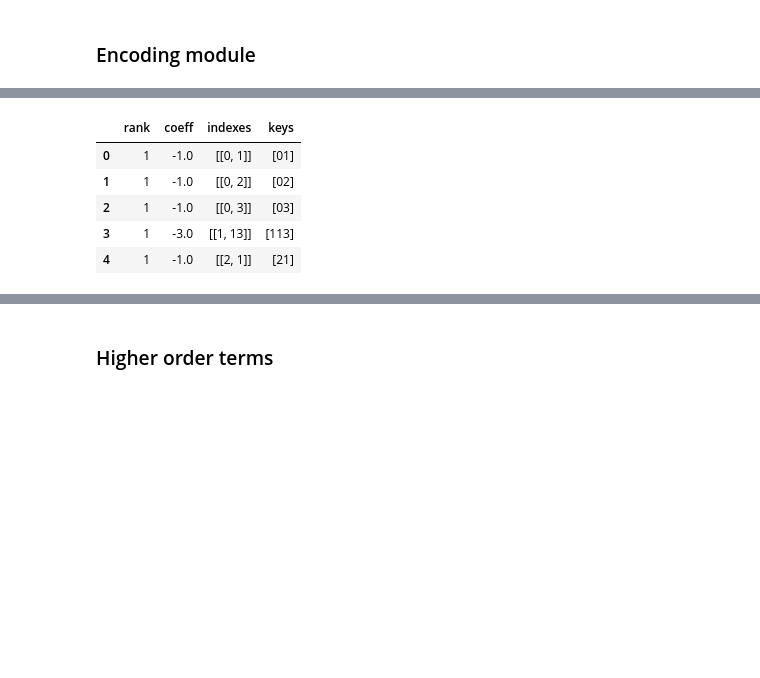
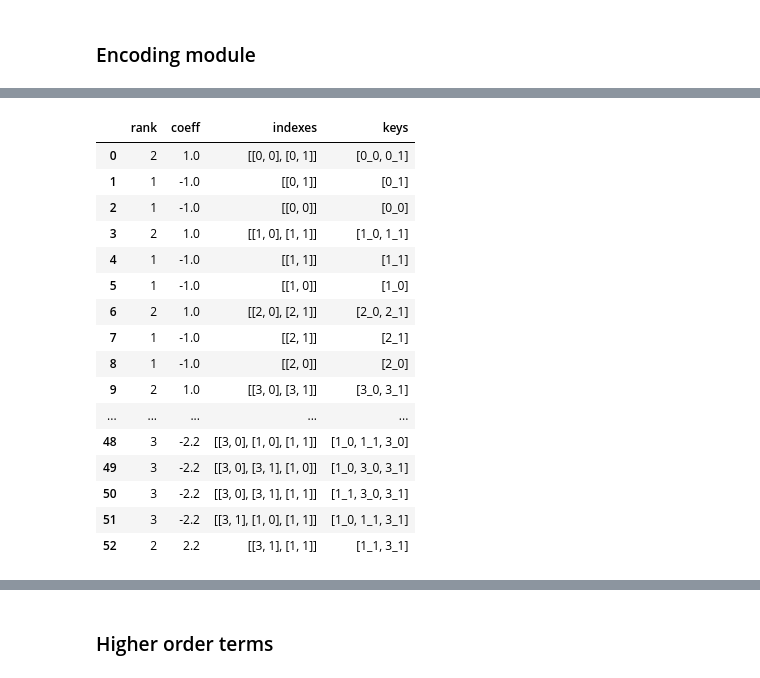
Before and after one commit to GiacomoFrn/QUBO-optimization, a Jupyter notebook: encoder.ipynb, the cells around one changed output, grey strips where cells are left out. Cells and saved outputs as stored; diff of their text form; code cells hidden in the pictures; blank space fills up the shorter version.

Commit message:
corrected hash encoding to avoid overlapping

```diff
--- a/encoder.ipynb
+++ b/encoder.ipynb
@@ -69,7 +69,7 @@ def costraint_from_line(line):
 # %%
 # read test file
 data_dir  = 'data/'
-file_name = '15.spot'
+file_name = '8.spot'
 with open(data_dir+file_name) as f:
     lines = f.readlines()
 
@@ -486,7 +472,7 @@ key_to_qubo_dict
 ### Encoding module
 # %%
 # select encoding (standard, dense)
-encoding = 'standard'
+encoding = 'dense'
 
 # get qubo df
 qubo_df = qubo_from_data(photo_req_df, constraints_df, encoding)
@@ -512,7 +500,7 @@ def preprocess_indexes(indexes, join=False):
         indexes = sorted(indexes, key=lambda x: x[0]+x[1]/10) # hardcoded solution to consider both sublists elements
 
     # produce string output
-    proc_indexes = [str(i[0])+str(i[1]) for i in indexes ]
+    proc_indexes = [str(i[0])+'_'+str(i[1]) for i in indexes ]
     return ''.join(proc_indexes) if join else proc_indexes
 
 # group by operation needs string object
@@ -525,14 +513,25 @@ qubo_df_ = qubo_df.groupby(['gb_indexes'], as_index=False, sort=False).agg({'ran
 # produce hash column for dictionary indexing
 qubo_df_['keys'] = qubo_df_['indexes'].apply(preprocess_indexes, join=False)
 # %%
-qubo_df_.head()
+qubo_df_
 # %% [output]
 |  | rank | coeff | indexes | keys |
-| 0 | 1 | -1.0 | [[0, 1]] | [01] |
-| 1 | 1 | -1.0 | [[0, 2]] | [02] |
-| 2 | 1 | -1.0 | [[0, 3]] | [03] |
-| 3 | 1 | -3.0 | [[1, 13]] | [113] |
-| 4 | 1 | -1.0 | [[2, 1]] | [21] |
+| 0 | 2 | 1.0 | [[0, 0], [0, 1]] | [0_0, 0_1] |
+| 1 | 1 | -1.0 | [[0, 1]] | [0_1] |
+| 2 | 1 | -1.0 | [[0, 0]] | [0_0] |
+| 3 | 2 | 1.0 | [[1, 0], [1, 1]] | [1_0, 1_1] |
+| 4 | 1 | -1.0 | [[1, 1]] | [1_1] |
+| 5 | 1 | -1.0 | [[1, 0]] | [1_0] |
+| 6 | 2 | 1.0 | [[2, 0], [2, 1]] | [2_0, 2_1] |
+| 7 | 1 | -1.0 | [[2, 1]] | [2_1] |
+| 8 | 1 | -1.0 | [[2, 0]] | [2_0] |
+| 9 | 2 | 1.0 | [[3, 0], [3, 1]] | [3_0, 3_1] |
+| ... | ... | ... | ... | ... |
+| 48 | 3 | -2.2 | [[3, 0], [1, 0], [1, 1]] | [1_0, 1_1, 3_0] |
+| 49 | 3 | -2.2 | [[3, 0], [3, 1], [1, 0]] | [1_0, 3_0, 3_1] |
+| 50 | 3 | -2.2 | [[3, 0], [3, 1], [1, 1]] | [1_1, 3_0, 3_1] |
+| 51 | 3 | -2.2 | [[3, 1], [1, 0], [1, 1]] | [1_0, 1_1, 3_1] |
+| 52 | 2 | 2.2 | [[3, 1], [1, 1]] | [1_1, 3_1] |
 # %%
 # produce 1 to one dict between keys of the dataframe and indexes of the qubo matrix
 key_to_qubo_dict = {}
```
Also changed, not shown: parts of 18 cells of this notebook.
